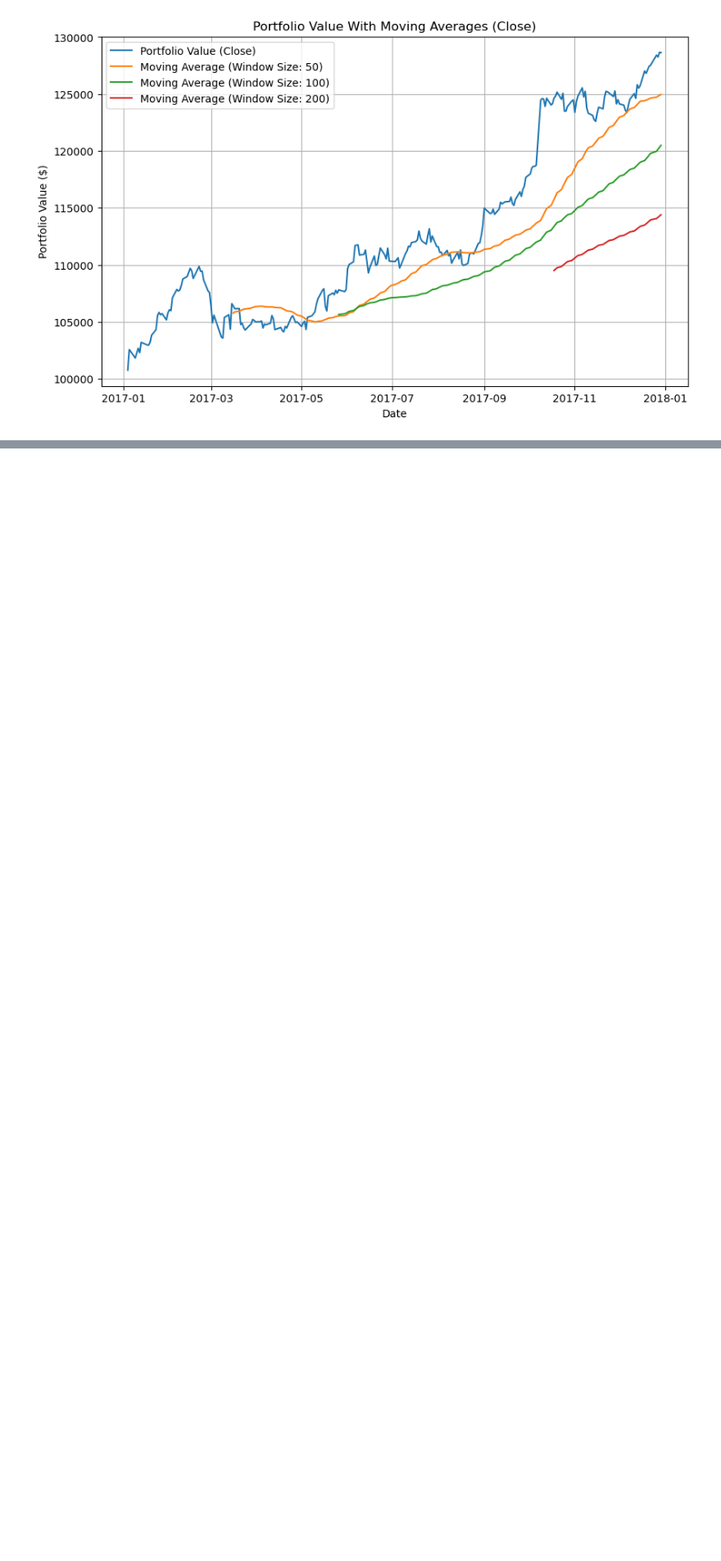
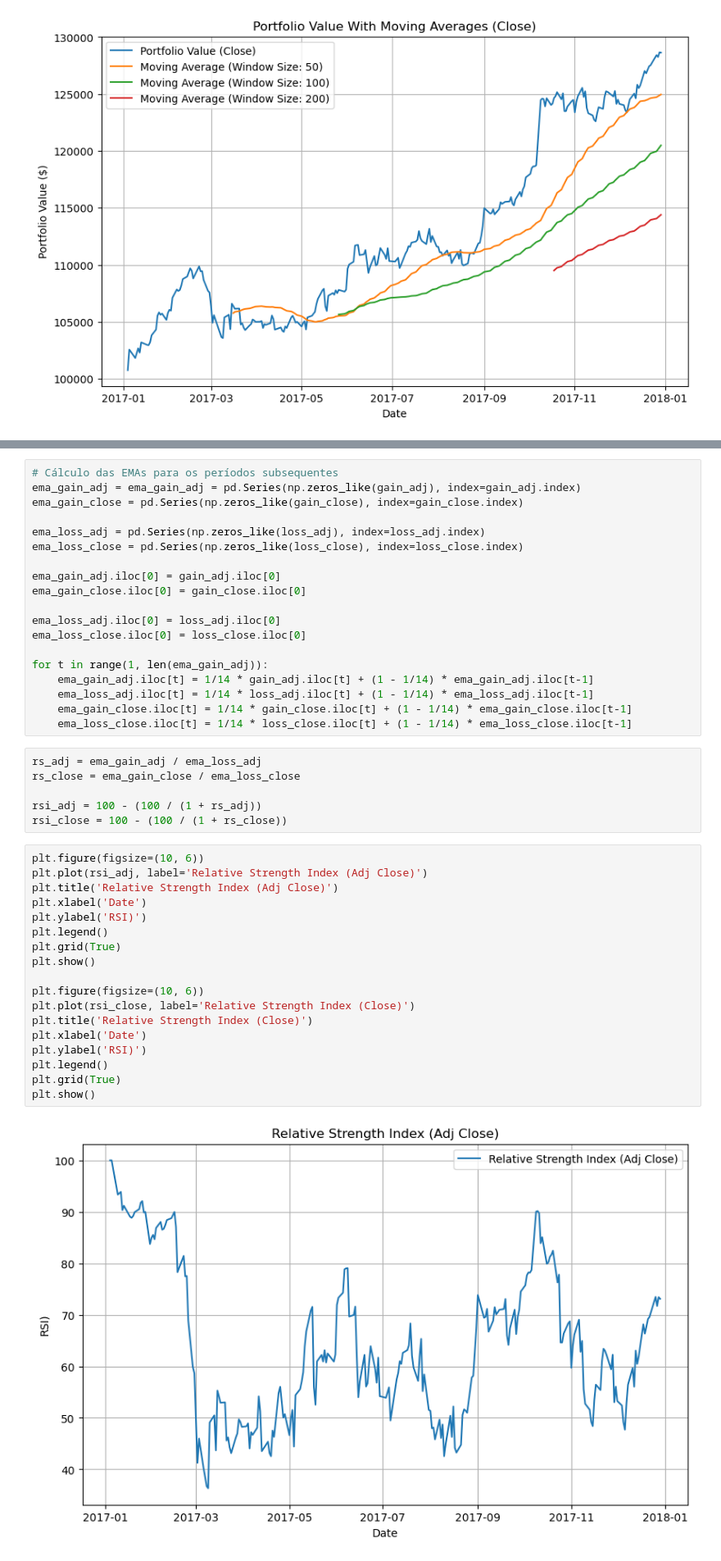
Before and after one commit to gabrieldadcarvalho/capital_market, a Jupyter notebook: 1_activity/portifoil.ipynb, the cells around one changed output, grey strips where cells are left out. Shown at 82% size. Drawn from its saved outputs; the diff is of its cells as text; blank space fills up the shorter version.

```diff
--- a/1_activity/portifoil.ipynb
+++ b/1_activity/portifoil.ipynb
@@ -172,0 +153,45 @@ plt.show()
+# %%
+# Cálculo das EMAs para os períodos subsequentes
+ema_gain_adj = ema_gain_adj = pd.Series(np.zeros_like(gain_adj), index=gain_adj.index)
+ema_gain_close = pd.Series(np.zeros_like(gain_close), index=gain_close.index)
+
+ema_loss_adj = pd.Series(np.zeros_like(loss_adj), index=loss_adj.index)
+ema_loss_close = pd.Series(np.zeros_like(loss_close), index=loss_close.index)
+
+ema_gain_adj.iloc[0] = gain_adj.iloc[0]
+ema_gain_close.iloc[0] = gain_close.iloc[0]
+
+ema_loss_adj.iloc[0] = loss_adj.iloc[0]
+ema_loss_close.iloc[0] = loss_close.iloc[0]
+
+for t in range(1, len(ema_gain_adj)):
+    ema_gain_adj.iloc[t] = 1/14 * gain_adj.iloc[t] + (1 - 1/14) * ema_gain_adj.iloc[t-1]
+    ema_loss_adj.iloc[t] = 1/14 * loss_adj.iloc[t] + (1 - 1/14) * ema_loss_adj.iloc[t-1]
+    ema_gain_close.iloc[t] = 1/14 * gain_close.iloc[t] + (1 - 1/14) * ema_gain_close.iloc[t-1]
+    ema_loss_close.iloc[t] = 1/14 * loss_close.iloc[t] + (1 - 1/14) * ema_loss_close.iloc[t-1]
+# %%
+rs_adj = ema_gain_adj / ema_loss_adj
+rs_close = ema_gain_close / ema_loss_close
+
+rsi_adj = 100 - (100 / (1 + rs_adj))
+rsi_close = 100 - (100 / (1 + rs_close))
+# %%
+plt.figure(figsize=(10, 6))
+plt.plot(rsi_adj, label='Relative Strength Index (Adj Close)')
+plt.title('Relative Strength Index (Adj Close)')
+plt.xlabel('Date')
+plt.ylabel('RSI)')
+plt.legend()
+plt.grid(True)
+plt.show()
+
+plt.figure(figsize=(10, 6))
+plt.plot(rsi_close, label='Relative Strength Index (Close)')
+plt.title('Relative Strength Index (Close)')
+plt.xlabel('Date')
+plt.ylabel('RSI)')
+plt.legend()
+plt.grid(True)
+plt.show()
+# %% [output]
+[figure, added]
```
Also changed, not shown: parts of 6 cells of this notebook.
